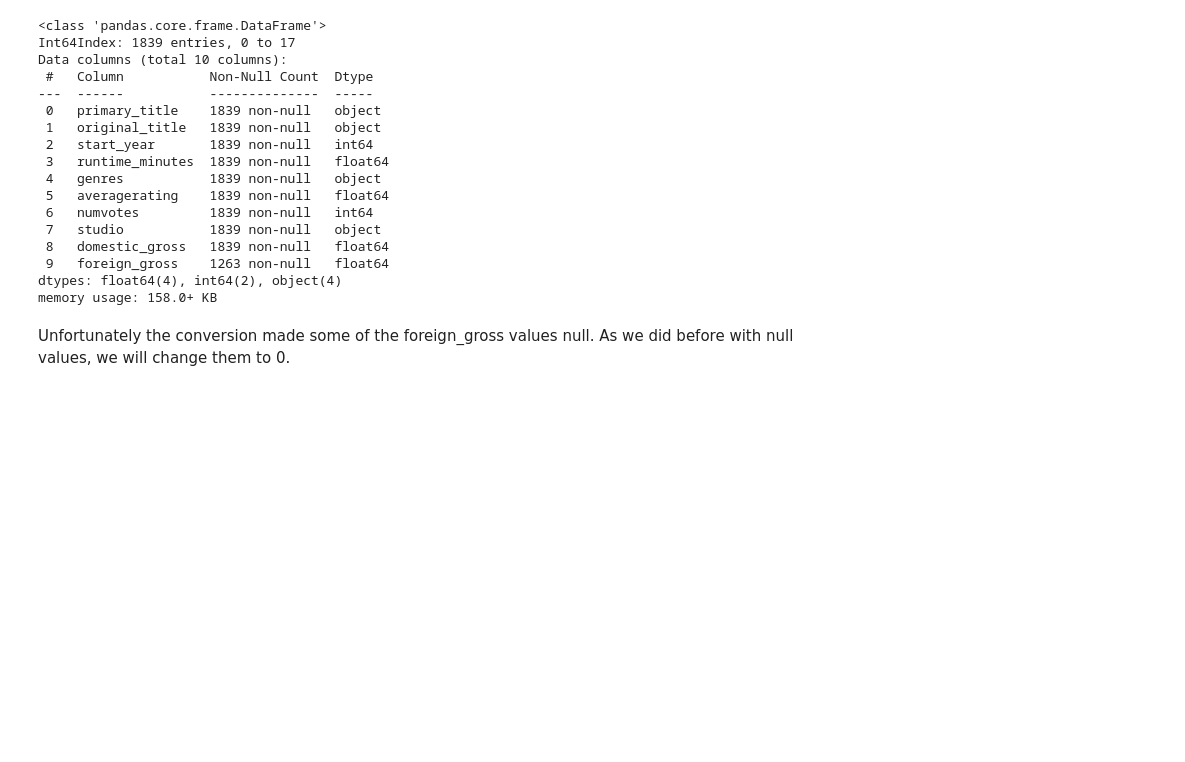
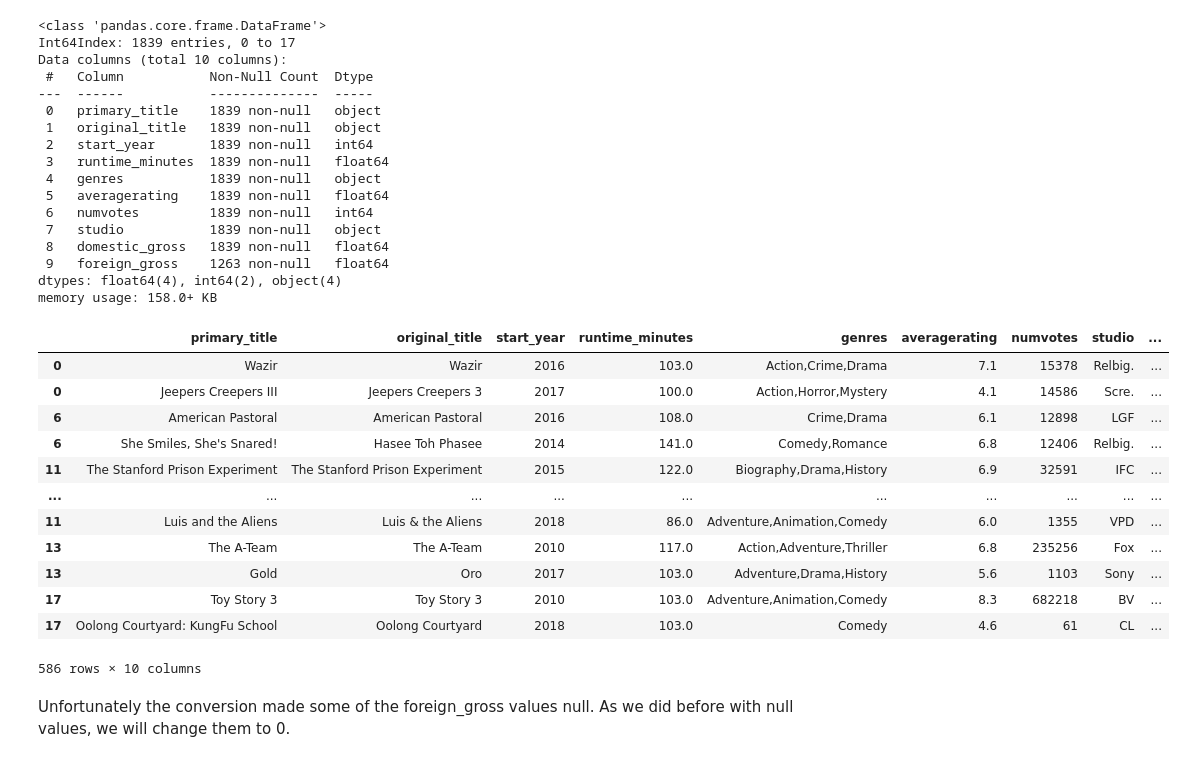
Before and after one commit to drkfitz13/dsc-phase-1-project, a Jupyter notebook: student.ipynb, the cells around one changed output. Cells and saved outputs as stored; diff of their text form; code cells hidden in the pictures; blank space fills up the shorter version.

```diff
--- a/student.ipynb
+++ b/student.ipynb
@@ -607,6 +611,8 @@ Data columns (total 10 columns):
  9   foreign_gross    1839 non-null   object
 dtypes: float64(3), int64(2), object(5)
 memory usage: 158.0+ KB
+# %%
+df_compare=df_combined.copy()
 # %% [markdown]
 We see that foreign_gross is an object. We should change that to a float in order to use it in conjunction with domestic_gross.
 
@@ -633,6 +639,24 @@ Data columns (total 10 columns):
  9   foreign_gross    1263 non-null   float64
 dtypes: float64(4), int64(2), object(4)
 memory usage: 158.0+ KB
+# %%
+null_rows = df_combined[df_combined['foreign_gross'].isna()].index
+# %%
+df_compare.loc[null_rows]
+# %% [output]
+|  | primary_title | original_title | start_year | runtime_minutes | genres | averagerating | numvotes | studio | ... |
+| 0 | Wazir | Wazir | 2016 | 103.0 | Action,Crime,Drama | 7.1 | 15378 | Relbig. | ... |
+| 0 | Jeepers Creepers III | Jeepers Creepers 3 | 2017 | 100.0 | Action,Horror,Mystery | 4.1 | 14586 | Scre. | ... |
+| 6 | American Pastoral | American Pastoral | 2016 | 108.0 | Crime,Drama | 6.1 | 12898 | LGF | ... |
+| 6 | She Smiles, She's Snared! | Hasee Toh Phasee | 2014 | 141.0 | Comedy,Romance | 6.8 | 12406 | Relbig. | ... |
+| 11 | The Stanford Prison Experiment | The Stanford Prison Experiment | 2015 | 122.0 | Biography,Drama,History | 6.9 | 32591 | IFC | ... |
+| ... | ... | ... | ... | ... | ... | ... | ... | ... | ... |
+| 11 | Luis and the Aliens | Luis & the Aliens | 2018 | 86.0 | Adventure,Animation,Comedy | 6.0 | 1355 | VPD | ... |
+| 13 | The A-Team | The A-Team | 2010 | 117.0 | Action,Adventure,Thriller | 6.8 | 235256 | Fox | ... |
+| 13 | Gold | Oro | 2017 | 103.0 | Adventure,Drama,History | 5.6 | 1103 | Sony | ... |
+| 17 | Toy Story 3 | Toy Story 3 | 2010 | 103.0 | Adventure,Animation,Comedy | 8.3 | 682218 | BV | ... |
+| 17 | Oolong Courtyard: KungFu School | Oolong Courtyard | 2018 | 103.0 | Comedy | 4.6 | 61 | CL | ... |
+586 rows × 10 columns
 # %% [markdown]
 Unfortunately the conversion made some of the foreign_gross values null. As we did before with null values, we will change them to 0.
 # %%
```
Also changed, not shown: parts of 8 cells of this notebook, 2 other files.
